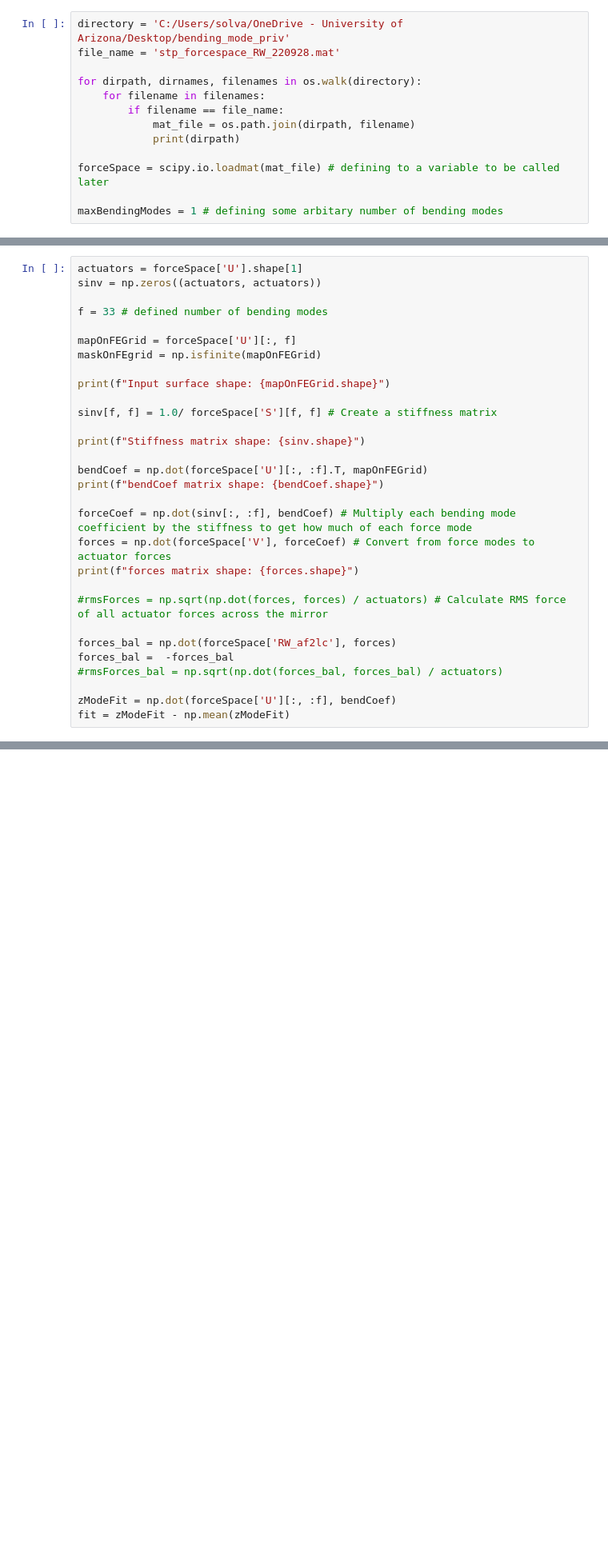
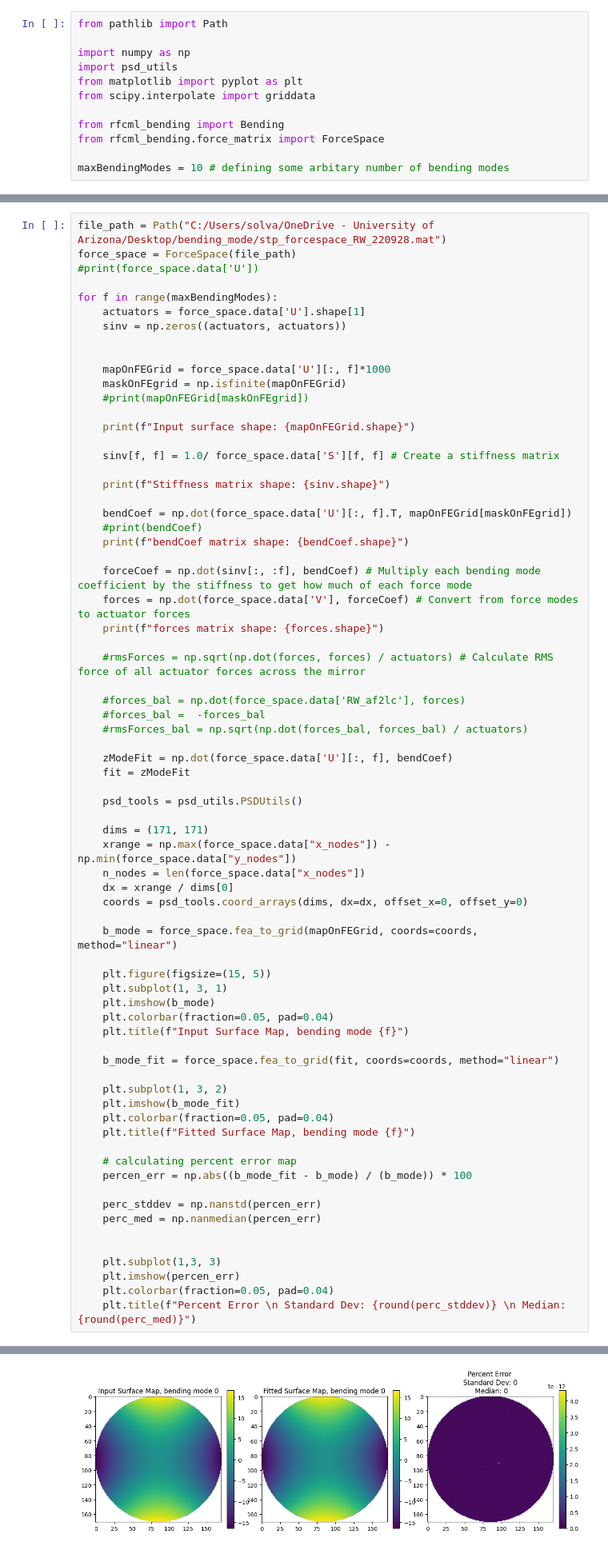
Before and after one commit to uasal/rfcml_bending, a Jupyter notebook: docs/notebooks/Bending_fitting.ipynb, the cells around one changed output, grey strips where cells are left out. Shown at 80% size. Saved outputs shown, nothing was run; the diff lists cells and outputs as text; blank space fills up the shorter version.

```diff
--- a/docs/notebooks/Bending_fitting.ipynb
+++ b/docs/notebooks/Bending_fitting.ipynb
@@ -29,13 +6,12 @@ Define the maximum number of bending modes we are fitting to as the input of our
 # %%
-directory = 'C:/Users/solva/OneDrive - University of Arizona/Desktop/bending_mode_priv'
-file_name = 'stp_forcespace_RW_220928.mat'
+from pathlib import Path
 
-for dirpath, dirnames, filenames in os.walk(directory):
-    for filename in filenames:
-        if filename == file_name:
-            mat_file = os.path.join(dirpath, filename)
-            print(dirpath)
+import numpy as np
+import psd_utils
+from matplotlib import pyplot as plt
+from scipy.interpolate import griddata
 
-forceSpace = scipy.io.loadmat(mat_file) # defining to a variable to be called later
+from rfcml_bending import Bending
+from rfcml_bending.force_matrix import ForceSpace
 
-maxBendingModes = 1 # defining some arbitary number of bending modes
+maxBendingModes = 10 # defining some arbitary number of bending modes
@@ -59,35 +44,76 @@ $F$ $=$ [$166$ x $166$] x [$166$ x $f$] x [$f$ x 1]
 
 The resulting matrix $F$ has dimensions of [$166$ x 1] which represents how much of force is applied by each actuator for that given bending mode. 166 represents the amount of actuators that are available on the mirror and can be changed depending on what mirror is being used.
 # %%
-actuators = forceSpace['U'].shape[1]
-sinv = np.zeros((actuators, actuators))
+file_path = Path("C:/Users/solva/OneDrive - University of Arizona/Desktop/bending_mode/stp_forcespace_RW_220928.mat")
+force_space = ForceSpace(file_path)
+#print(force_space.data['U'])
 
-f = 33 # defined number of bending modes
+for f in range(maxBendingModes):
+    actuators = force_space.data['U'].shape[1]
+    sinv = np.zeros((actuators, actuators))
 
-mapOnFEGrid = forceSpace['U'][:, f]
-maskOnFEgrid = np.isfinite(mapOnFEGrid)
 
-print(f"Input surface shape: {mapOnFEGrid.shape}")
+    mapOnFEGrid = force_space.data['U'][:, f]*1000
+    maskOnFEgrid = np.isfinite(mapOnFEGrid)
+    #print(mapOnFEGrid[maskOnFEgrid])
 
-sinv[f, f] = 1.0/ forceSpace['S'][f, f] # Create a stiffness matrix
+    print(f"Input surface shape: {mapOnFEGrid.shape}")
 
-print(f"Stiffness matrix shape: {sinv.shape}")
+    sinv[f, f] = 1.0/ force_space.data['S'][f, f] # Create a stiffness matrix
 
-bendCoef = np.dot(forceSpace['U'][:, :f].T, mapOnFEGrid)
-print(f"bendCoef matrix shape: {bendCoef.shape}")
+    print(f"Stiffness matrix shape: {sinv.shape}")
 
-forceCoef = np.dot(sinv[:, :f], bendCoef) # Multiply each bending mode coefficient by the stiffness to get how much of each force mode
-forces = np.dot(forceSpace['V'], forceCoef) # Convert from force modes to actuator forces
-print(f"forces matrix shape: {forces.shape}")
+    bendCoef = np.dot(force_space.data['U'][:, f].T, mapOnFEGrid[maskOnFEgrid])
+    #print(bendCoef)
+    print(f"bendCoef matrix shape: {bendCoef.shape}")
 
-#rmsForces = np.sqrt(np.dot(forces, forces) / actuators) # Calculate RMS force of all actuator forces across the mirror
+    forceCoef = np.dot(sinv[:, :f], bendCoef) # Multiply each bending mode coefficient by the stiffness to get how much of each force mode
+    forces = np.dot(force_space.data['V'], forceCoef) # Convert from force modes to actuator forces
+    print(f"forces matrix shape: {forces.shape}")
 
-forces_bal = np.dot(forceSpace['RW_af2lc'], forces)
-forces_bal =  -forces_bal
-#rmsForces_bal = np.sqrt(np.dot(forces_bal, forces_bal) / actuators)
+    #rmsForces = np.sqrt(np.dot(forces, forces) / actuators) # Calculate RMS force of all actuator forces across the mirror
 
-zModeFit = np.dot(forceSpace['U'][:, :f], bendCoef)
-fit = zModeFit - np.mean(zModeFit)
+    #forces_bal = np.dot(force_space.data['RW_af2lc'], forces)
+    #forces_bal =  -forces_bal
+    #rmsForces_bal = np.sqrt(np.dot(forces_bal, forces_bal) / actuators)
+
+    zModeFit = np.dot(force_space.data['U'][:, f], bendCoef)
+    fit = zModeFit
+
+    psd_tools = psd_utils.PSDUtils()
+
+    dims = (171, 171)
+    xrange = np.max(force_space.data["x_nodes"]) - np.min(force_space.data["y_nodes"])
+    n_nodes = len(force_space.data["x_nodes"])
+    dx = xrange / dims[0]
+    coords = psd_tools.coord_arrays(dims, dx=dx, offset_x=0, offset_y=0)
+
+    b_mode = force_space.fea_to_grid(mapOnFEGrid, coords=coords, method="linear")
+
+    plt.figure(figsize=(15, 5))
+    plt.subplot(1, 3, 1)
+    plt.imshow(b_mode)
+    plt.colorbar(fraction=0.05, pad=0.04)
+    plt.title(f"Input Surface Map, bending mode {f}")
+
+    b_mode_fit = force_space.fea_to_grid(fit, coords=coords, method="linear")
+
+    plt.subplot(1, 3, 2)
+    plt.imshow(b_mode_fit)
+    plt.colorbar(fraction=0.05, pad=0.04)
+    plt.title(f"Fitted Surface Map, bending mode {f}")
+
+    # calculating percent error map
+    percen_err = np.abs((b_mode_fit - b_mode) / (b_mode)) * 100
+
+    perc_stddev = np.nanstd(percen_err)
+    perc_med = np.nanmedian(percen_err)
+
+
+    plt.subplot(1,3, 3)
+    plt.imshow(percen_err)
+    plt.colorbar(fraction=0.05, pad=0.04)
+    plt.title(f"Percent Error \n Standard Dev: {round(perc_stddev)} \n Median: {round(perc_med)}")
 # %% [output]
 Input surface shape: (17058,)
 Stiffness matrix shape: (166, 166)
@@ -95,0 +135 @@ forces matrix shape: (166,)
+[figure, added]
```
Also changed, not shown: parts of 5 cells of this notebook, 1 other file.
